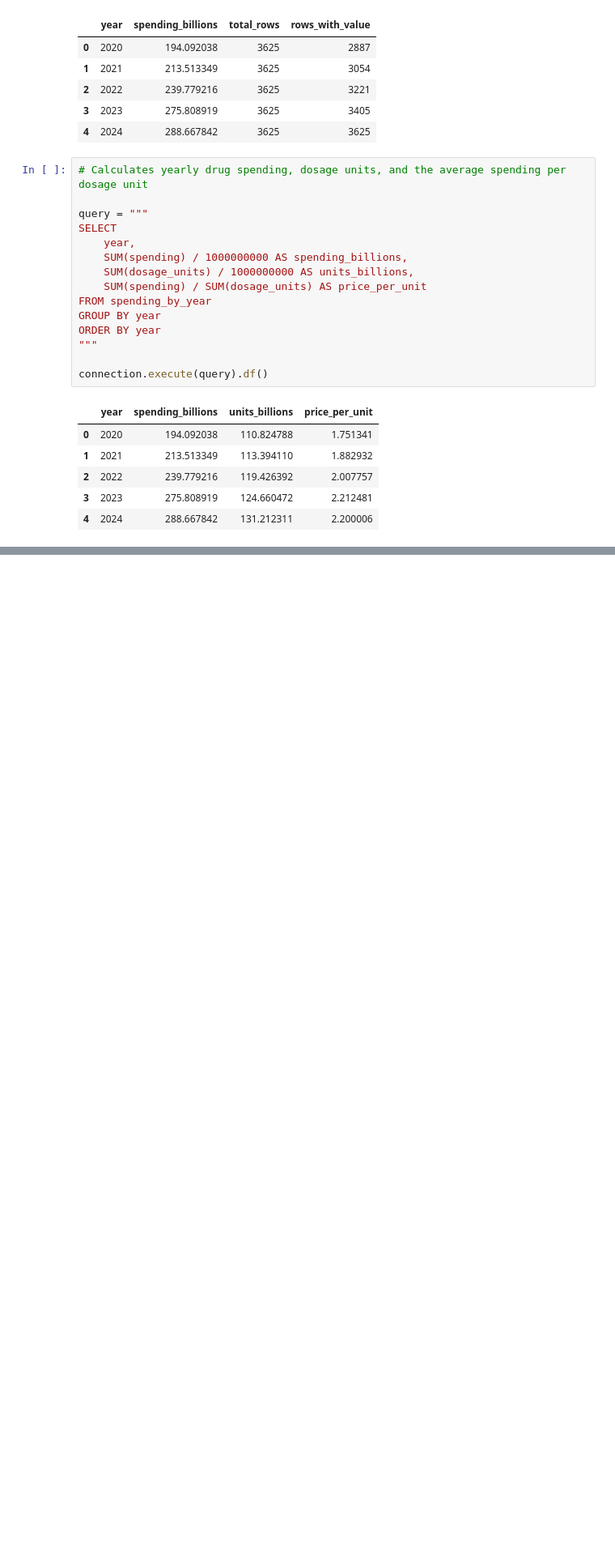
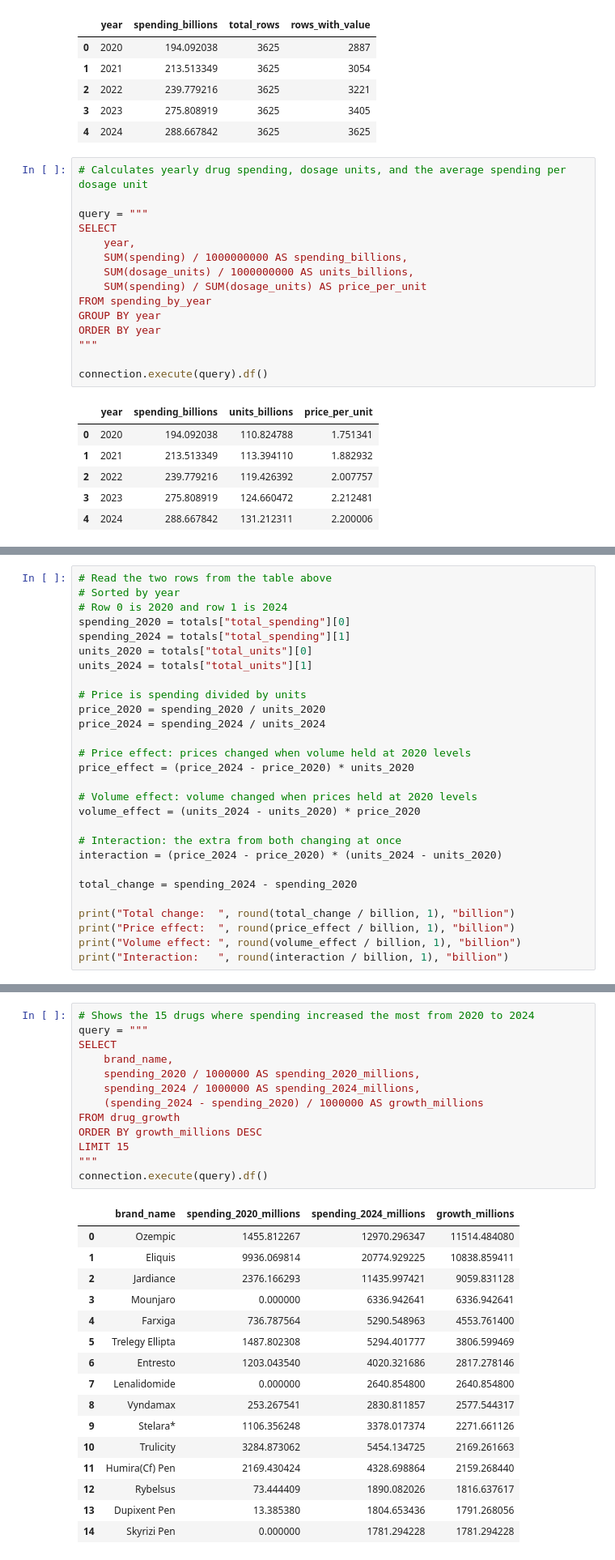
Before and after one commit to krithihari2/drug-spending-price-vs-volume, a Jupyter notebook: notebooks/01_explore.ipynb, the cells around one changed output, grey strips where cells are left out. Shown at 81% size. Drawn from its saved outputs; the diff is of its cells as text; blank space fills up the shorter version.

Commit message:
Add drug-level analysis, data checks and updated README

```diff
--- a/notebooks/01_explore.ipynb
+++ b/notebooks/01_explore.ipynb
@@ -220,0 +241,28 @@ connection.execute(query).df()
+# %%
+# Read the two rows from the table above
+# Sorted by year
+# Row 0 is 2020 and row 1 is 2024
+spending_2020 = totals["total_spending"][0]
+spending_2024 = totals["total_spending"][1]
+units_2020 = totals["total_units"][0]
+units_2024 = totals["total_units"][1]
+
+# Price is spending divided by units
+price_2020 = spending_2020 / units_2020
+price_2024 = spending_2024 / units_2024
+
+# Price effect: prices changed when volume held at 2020 levels
+price_effect = (price_2024 - price_2020) * units_2020
+
+# Volume effect: volume changed when prices held at 2020 levels
+volume_effect = (units_2024 - units_2020) * price_2020
+
+# Interaction: the extra from both changing at once
+interaction = (price_2024 - price_2020) * (units_2024 - units_2020)
+
+total_change = spending_2024 - spending_2020
+
+print("Total change:  ", round(total_change / billion, 1), "billion")
+print("Price effect:  ", round(price_effect / billion, 1), "billion")
+print("Volume effect: ", round(volume_effect / billion, 1), "billion")
+print("Interaction:   ", round(interaction / billion, 1), "billion")
@@ -220,0 +296,30 @@ connection.execute(query).df()
+# %%
+# Shows the 15 drugs where spending increased the most from 2020 to 2024
+query = """
+SELECT
+    brand_name,
+    spending_2020 / 1000000 AS spending_2020_millions,
+    spending_2024 / 1000000 AS spending_2024_millions,
+    (spending_2024 - spending_2020) / 1000000 AS growth_millions
+FROM drug_growth
+ORDER BY growth_millions DESC
+LIMIT 15
+"""
+connection.execute(query).df()
+# %% [output]
+|  | brand_name | spending_2020_millions | spending_2024_millions | growth_millions |
+| 0 | Ozempic | 1455.812267 | 12970.296347 | 11514.484080 |
+| 1 | Eliquis | 9936.069814 | 20774.929225 | 10838.859411 |
+| 2 | Jardiance | 2376.166293 | 11435.997421 | 9059.831128 |
+| 3 | Mounjaro | 0.000000 | 6336.942641 | 6336.942641 |
+| 4 | Farxiga | 736.787564 | 5290.548963 | 4553.761400 |
+| 5 | Trelegy Ellipta | 1487.802308 | 5294.401777 | 3806.599469 |
+| 6 | Entresto | 1203.043540 | 4020.321686 | 2817.278146 |
+| 7 | Lenalidomide | 0.000000 | 2640.854800 | 2640.854800 |
+| 8 | Vyndamax | 253.267541 | 2830.811857 | 2577.544317 |
+| 9 | Stelara* | 1106.356248 | 3378.017374 | 2271.661126 |
+| 10 | Trulicity | 3284.873062 | 5454.134725 | 2169.261663 |
+| 11 | Humira(Cf) Pen | 2169.430424 | 4328.698864 | 2159.268440 |
+| 12 | Rybelsus | 73.444409 | 1890.082026 | 1816.637617 |
+| 13 | Dupixent Pen | 13.385380 | 1804.653436 | 1791.268056 |
+| 14 | Skyrizi Pen | 0.000000 | 1781.294228 | 1781.294228 |
```
Also changed, not shown: parts of 15 cells of this notebook, 1 other file.
